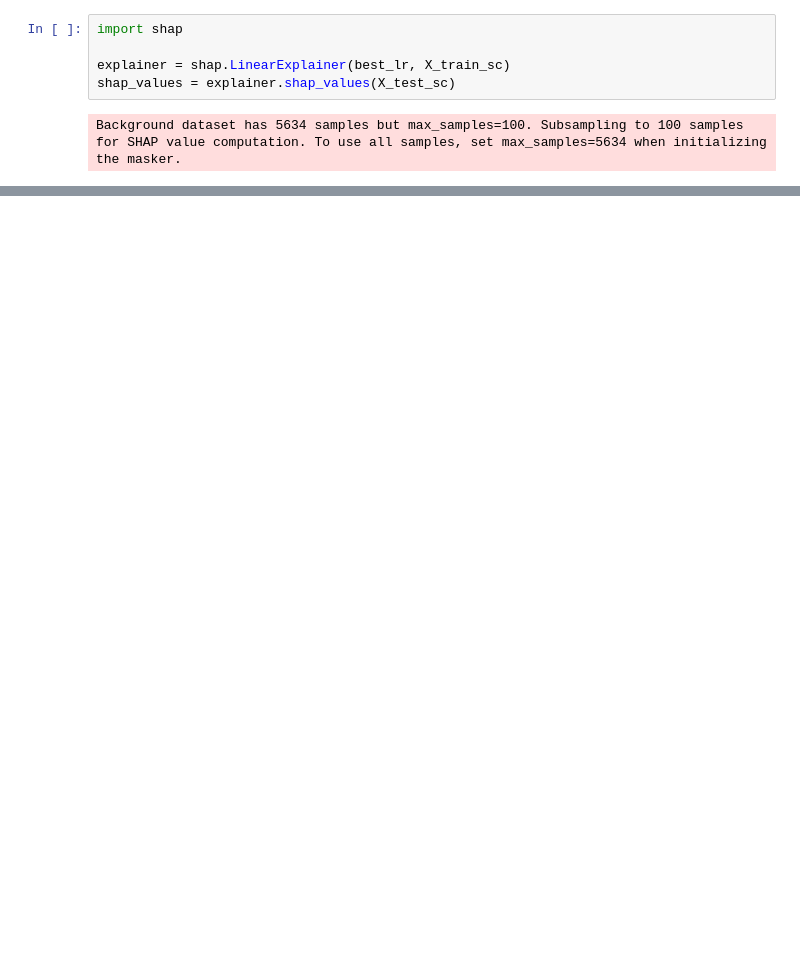
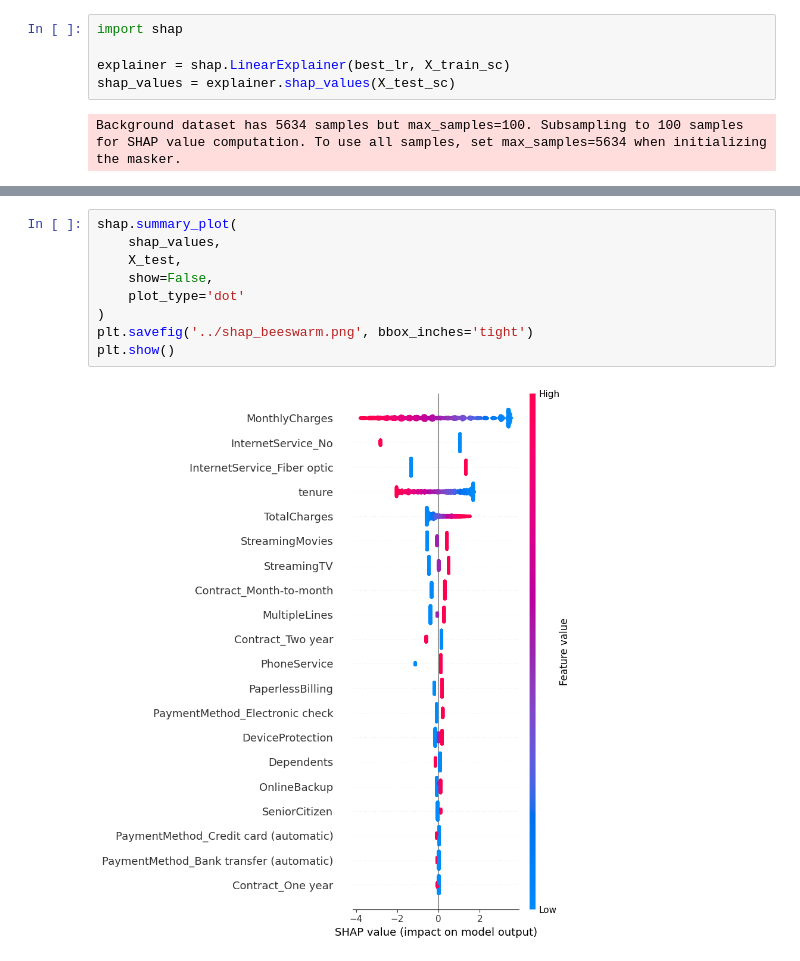
Before and after one commit to dibbu-shrma/Customer-Churn-Prediction, a Jupyter notebook: notebooks/training.ipynb, the cells around one changed output, grey strips where cells are left out. Saved outputs shown, nothing was run; the diff lists cells and outputs as text; blank space fills up the shorter version.

```diff
--- a/notebooks/training.ipynb
+++ b/notebooks/training.ipynb
@@ -266,0 +298,11 @@ Background dataset has 5634 samples but max_samples=100. Subsampling to 100 samp
+# %%
+shap.summary_plot(
+    shap_values,
+    X_test,
+    show=False,
+    plot_type='dot'
+)
+plt.savefig('../shap_beeswarm.png', bbox_inches='tight')
+plt.show()
+# %% [output]
+[figure, added]
```
Also changed, not shown: parts of 14 cells of this notebook, 6 other files.
